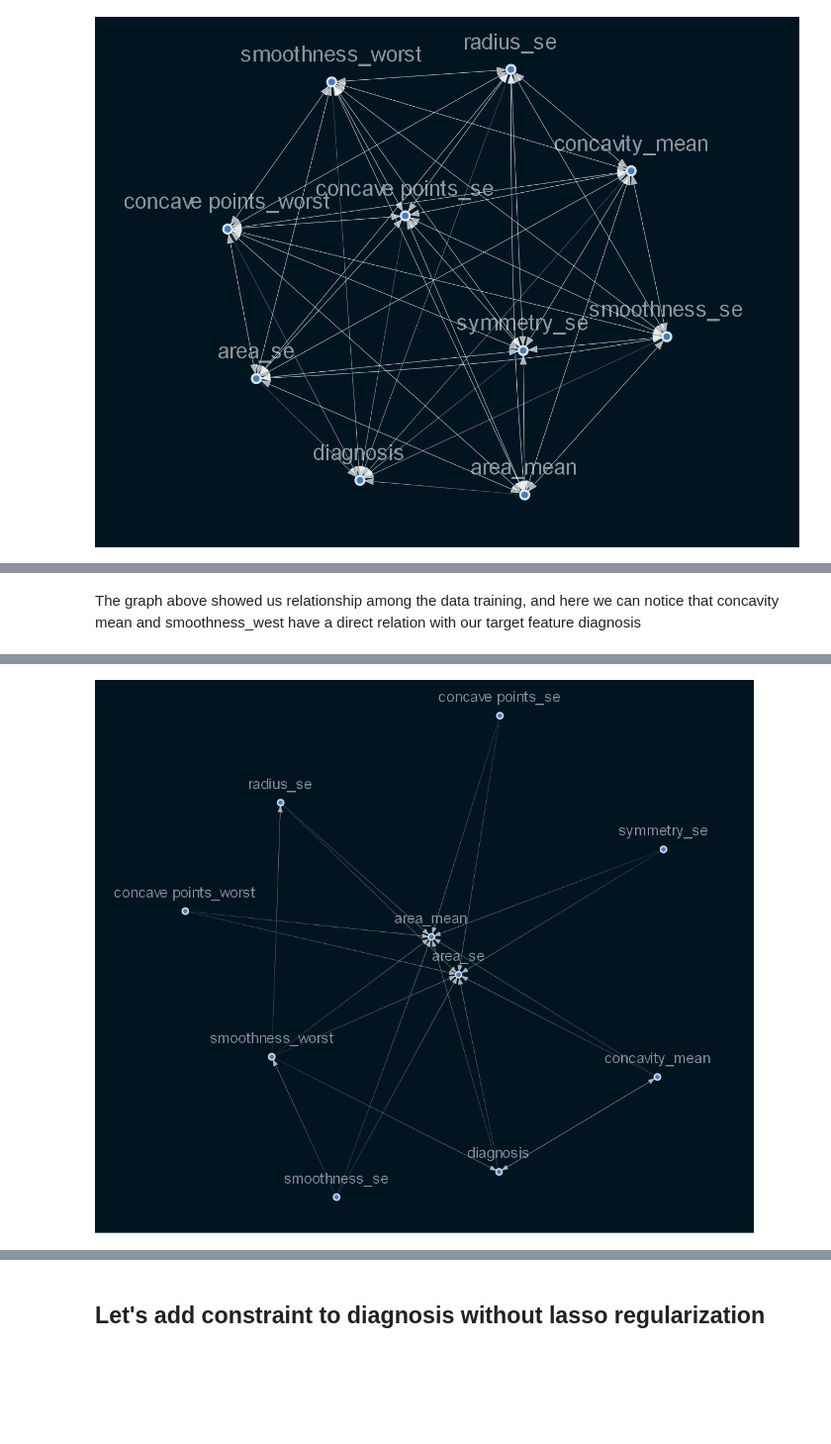
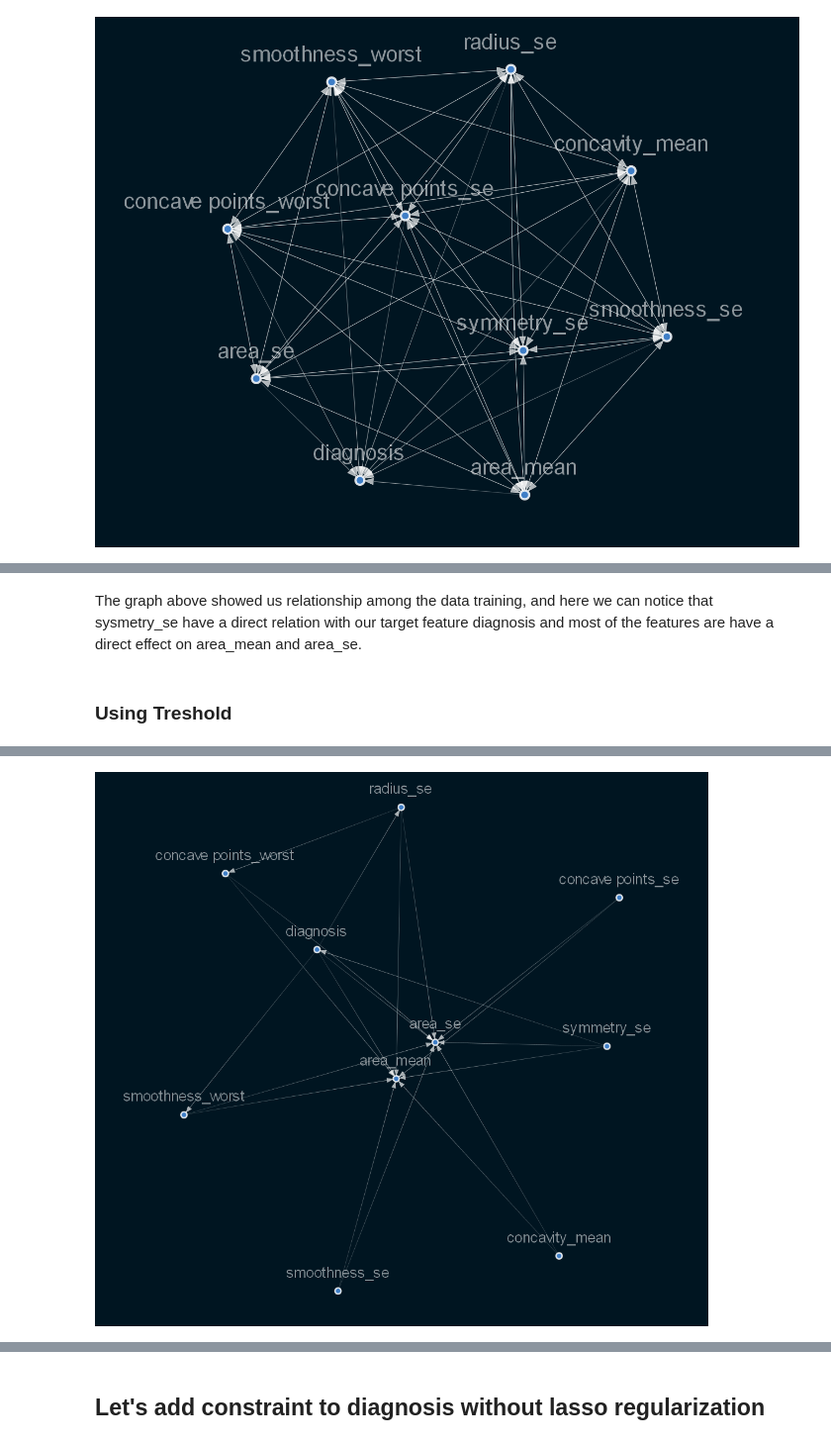
Before and after one commit to Zchristian955/Causality-Inference-Challenge, a Jupyter notebook: notebooks/causal_model.ipynb, the cells around one changed output, grey strips where cells are left out. Shown at 99% size. Cells and saved outputs as stored; diff of their text form; code cells hidden in the pictures; blank space fills up the shorter version.

```diff
--- a/notebooks/causal_model.ipynb
+++ b/notebooks/causal_model.ipynb
@@ -33,3 +44,8 @@ data1
 | 567 | 1 | 0.2650 | 0.01664 | 0.02324 | 0.7260 | 0.35140 | ... |
 | 568 | 0 | 0.0000 | 0.00000 | 0.02676 | 0.3857 | 0.00000 | ... |
 569 rows × 10 columns
+# %%
+from sklearn.preprocessing import MinMaxScaler
+min_max_scaler = MinMaxScaler()
+data1[['concave points_worst', 'concave points_se', 'symmetry_se', 'radius_se', 'concavity_mean', 'smoothness_worst', 'smoothness_se', 'area_mean', 'area_se']] = min_max_scaler.fit_transform(data1[['concave points_worst', 'concave points_se', 'symmetry_se', 'radius_se', 'concavity_mean', 'smoothness_worst', 'smoothness_se', 'area_mean', 'area_se']])
+data1
@@ -36,7 +66,7 @@ data1
 # %% [markdown]
 ## Let's split the data into two part
 # %%
-random_df = data1.sample(frac=0.8,random_state=60)
+random_df = data1.sample(frac=0.85,random_state=60)
 random_df
 # %% [output]
 |  | diagnosis | concave points_worst | concave points_se | symmetry_se | radius_se | concavity_mean | ... |
@@ -108,8 +138,10 @@ Image(viz.draw(format='png'))
 # %% [markdown]
-The graph above showed us relationship among  the data training, and here we can notice that concavity mean and smoothness_west have a direct relation with our target feature diagnosis
+The graph above showed us relationship among  the data training, and here we can notice that sysmetry_se have a direct relation with our target feature diagnosis and most of the features are have a direct effect on area_mean and area_se.
+# %% [markdown]
+### Using Treshold
 # %%
+sm = from_pandas(data4, w_threshold=0.80)
 
-sm = from_pandas(data4, w_threshold=0.8)
 viz = plot_structure(
     sm,
     graph_attributes={"scale": "2.0", 'size':3.5},
@@ -131 +169 @@ Warning: node 'smoothness_se', graph '' size too small for label
-[figure, old version]
+[figure, new version]
```
Also changed, not shown: parts of 39 cells of this notebook, 1 other file.
